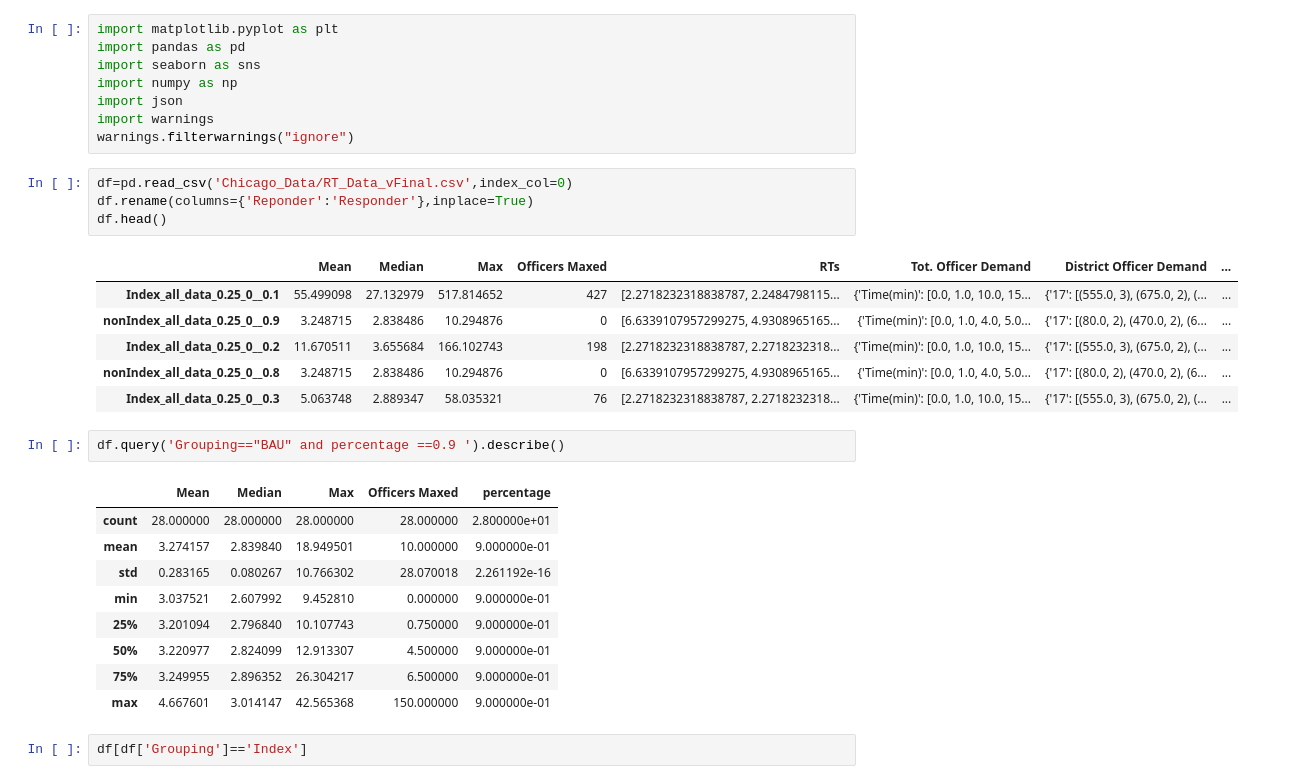
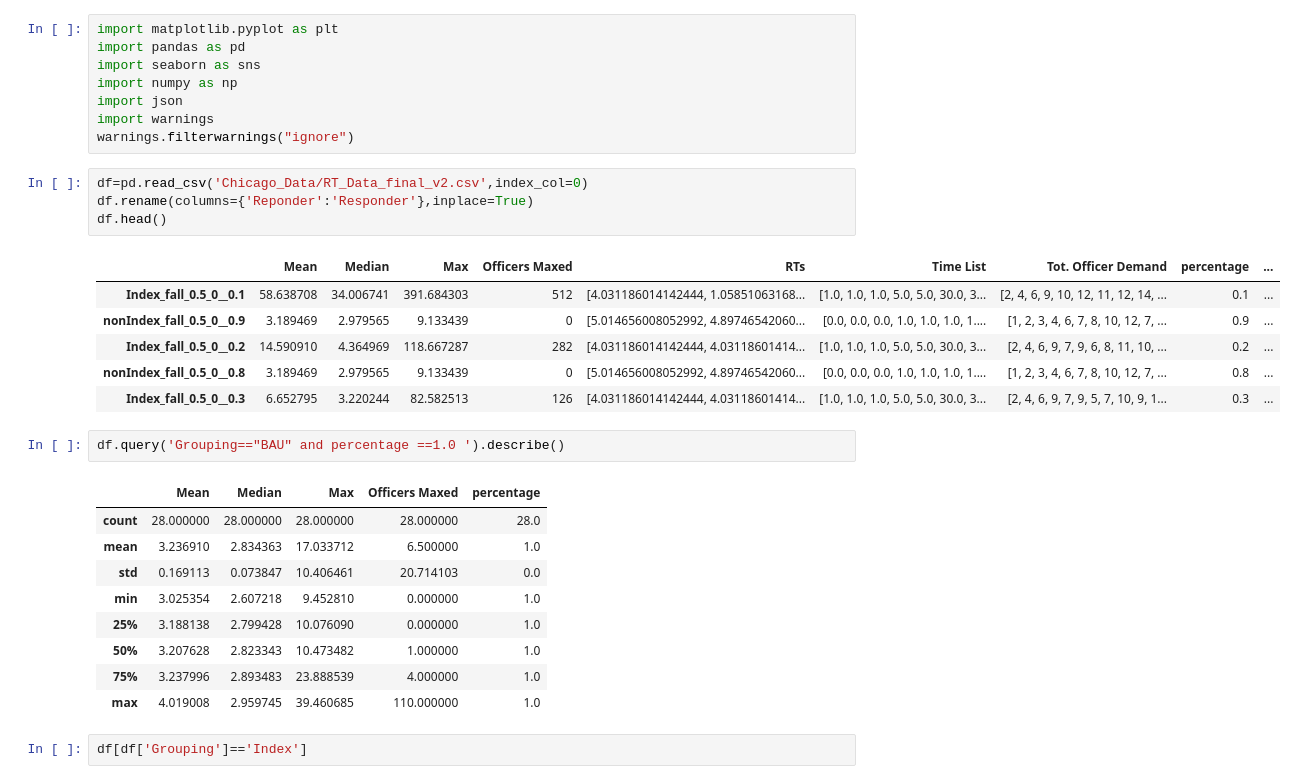
Before and after one commit to callieclark/response-time-project, a Jupyter notebook: Plot_Generator_V2.ipynb, the cells around one changed output. Cells and saved outputs as stored; diff of their text form.

```diff
--- a/Plot_Generator_V2.ipynb
+++ b/Plot_Generator_V2.ipynb
@@ -7,28 +7,28 @@ import json
 import warnings
 warnings.filterwarnings("ignore")
 # %%
-df=pd.read_csv('Chicago_Data/RT_Data_vFinal.csv',index_col=0)
+df=pd.read_csv('Chicago_Data/RT_Data_final_v2.csv',index_col=0)
 df.rename(columns={'Reponder':'Responder'},inplace=True)
 df.head()
 # %% [output]
-|  | Mean | Median | Max | Officers Maxed | RTs | Tot. Officer Demand | District Officer Demand | ... |
-| Index_all_data_0.25_0__0.1 | 55.499098 | 27.132979 | 517.814652 | 427 | [2.2718232318838787, 2.2484798115... | {'Time(min)': [0.0, 1.0, 10.0, 15... | {'17': [(555.0, 3), (675.0, 2), (... | ... |
-| nonIndex_all_data_0.25_0__0.9 | 3.248715 | 2.838486 | 10.294876 | 0 | [6.6339107957299275, 4.9308965165... | {'Time(min)': [0.0, 1.0, 4.0, 5.0... | {'17': [(80.0, 2), (470.0, 2), (6... | ... |
-| Index_all_data_0.25_0__0.2 | 11.670511 | 3.655684 | 166.102743 | 198 | [2.2718232318838787, 2.2718232318... | {'Time(min)': [0.0, 1.0, 10.0, 15... | {'17': [(555.0, 3), (675.0, 2), (... | ... |
-| nonIndex_all_data_0.25_0__0.8 | 3.248715 | 2.838486 | 10.294876 | 0 | [6.6339107957299275, 4.9308965165... | {'Time(min)': [0.0, 1.0, 4.0, 5.0... | {'17': [(80.0, 2), (470.0, 2), (6... | ... |
-| Index_all_data_0.25_0__0.3 | 5.063748 | 2.889347 | 58.035321 | 76 | [2.2718232318838787, 2.2718232318... | {'Time(min)': [0.0, 1.0, 10.0, 15... | {'17': [(555.0, 3), (675.0, 2), (... | ... |
+|  | Mean | Median | Max | Officers Maxed | RTs | Time List | Tot. Officer Demand | percentage | ... |
+| Index_fall_0.5_0__0.1 | 58.638708 | 34.006741 | 391.684303 | 512 | [4.031186014142444, 1.05851063168... | [1.0, 1.0, 1.0, 5.0, 5.0, 30.0, 3... | [2, 4, 6, 9, 10, 12, 11, 12, 14, ... | 0.1 | ... |
+| nonIndex_fall_0.5_0__0.9 | 3.189469 | 2.979565 | 9.133439 | 0 | [5.014656008052992, 4.89746542060... | [0.0, 0.0, 0.0, 1.0, 1.0, 1.0, 1.... | [1, 2, 3, 4, 6, 7, 8, 10, 12, 7, ... | 0.9 | ... |
+| Index_fall_0.5_0__0.2 | 14.590910 | 4.364969 | 118.667287 | 282 | [4.031186014142444, 4.03118601414... | [1.0, 1.0, 1.0, 5.0, 5.0, 30.0, 3... | [2, 4, 6, 9, 7, 9, 6, 8, 11, 10, ... | 0.2 | ... |
+| nonIndex_fall_0.5_0__0.8 | 3.189469 | 2.979565 | 9.133439 | 0 | [5.014656008052992, 4.89746542060... | [0.0, 0.0, 0.0, 1.0, 1.0, 1.0, 1.... | [1, 2, 3, 4, 6, 7, 8, 10, 12, 7, ... | 0.8 | ... |
+| Index_fall_0.5_0__0.3 | 6.652795 | 3.220244 | 82.582513 | 126 | [4.031186014142444, 4.03118601414... | [1.0, 1.0, 1.0, 5.0, 5.0, 30.0, 3... | [2, 4, 6, 9, 7, 9, 5, 7, 10, 9, 1... | 0.3 | ... |
 # %%
-df.query('Grouping=="BAU" and percentage ==0.9 ').describe()
+df.query('Grouping=="BAU" and percentage ==1.0 ').describe()
 # %% [output]
 |  | Mean | Median | Max | Officers Maxed | percentage |
-| count | 28.000000 | 28.000000 | 28.000000 | 28.000000 | 2.800000e+01 |
-| mean | 3.274157 | 2.839840 | 18.949501 | 10.000000 | 9.000000e-01 |
-| std | 0.283165 | 0.080267 | 10.766302 | 28.070018 | 2.261192e-16 |
-| min | 3.037521 | 2.607992 | 9.452810 | 0.000000 | 9.000000e-01 |
-| 25% | 3.201094 | 2.796840 | 10.107743 | 0.750000 | 9.000000e-01 |
-| 50% | 3.220977 | 2.824099 | 12.913307 | 4.500000 | 9.000000e-01 |
-| 75% | 3.249955 | 2.896352 | 26.304217 | 6.500000 | 9.000000e-01 |
-| max | 4.667601 | 3.014147 | 42.565368 | 150.000000 | 9.000000e-01 |
+| count | 28.000000 | 28.000000 | 28.000000 | 28.000000 | 28.0 |
+| mean | 3.236910 | 2.834363 | 17.033712 | 6.500000 | 1.0 |
+| std | 0.169113 | 0.073847 | 10.406461 | 20.714103 | 0.0 |
+| min | 3.025354 | 2.607218 | 9.452810 | 0.000000 | 1.0 |
+| 25% | 3.188138 | 2.799428 | 10.076090 | 0.000000 | 1.0 |
+| 50% | 3.207628 | 2.823343 | 10.473482 | 1.000000 | 1.0 |
+| 75% | 3.237996 | 2.893483 | 23.888539 | 4.000000 | 1.0 |
+| max | 4.019008 | 2.959745 | 39.460685 | 110.000000 | 1.0 |
 # %%
 df[df['Grouping']=='Index']
 # %% [output]
```
Also changed, not shown: parts of 1 cell of this notebook.
